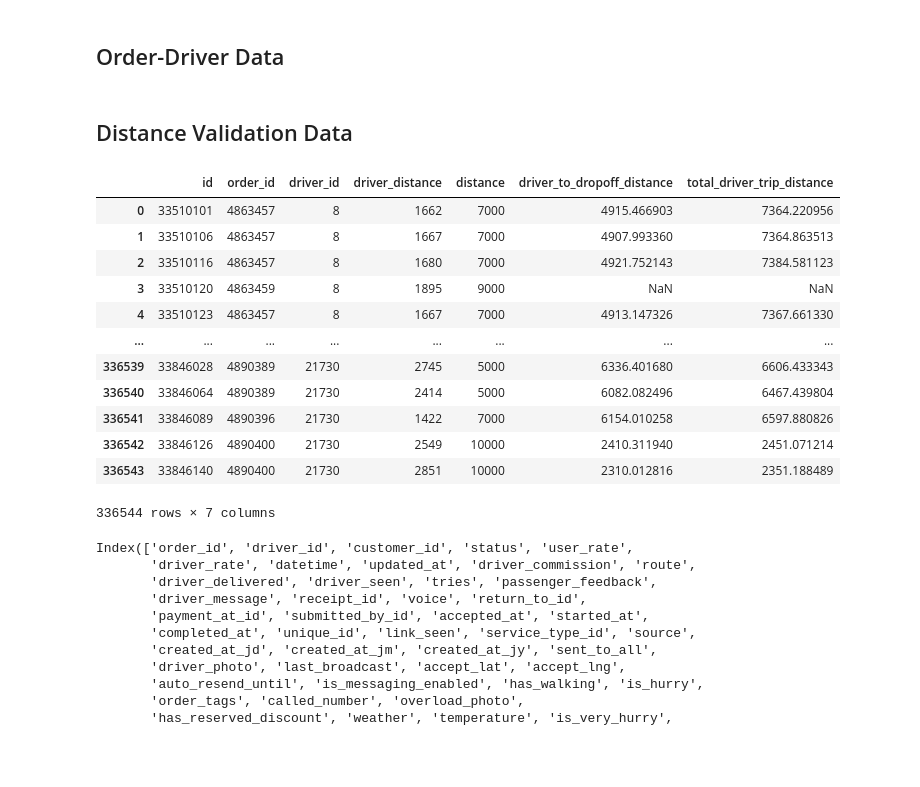
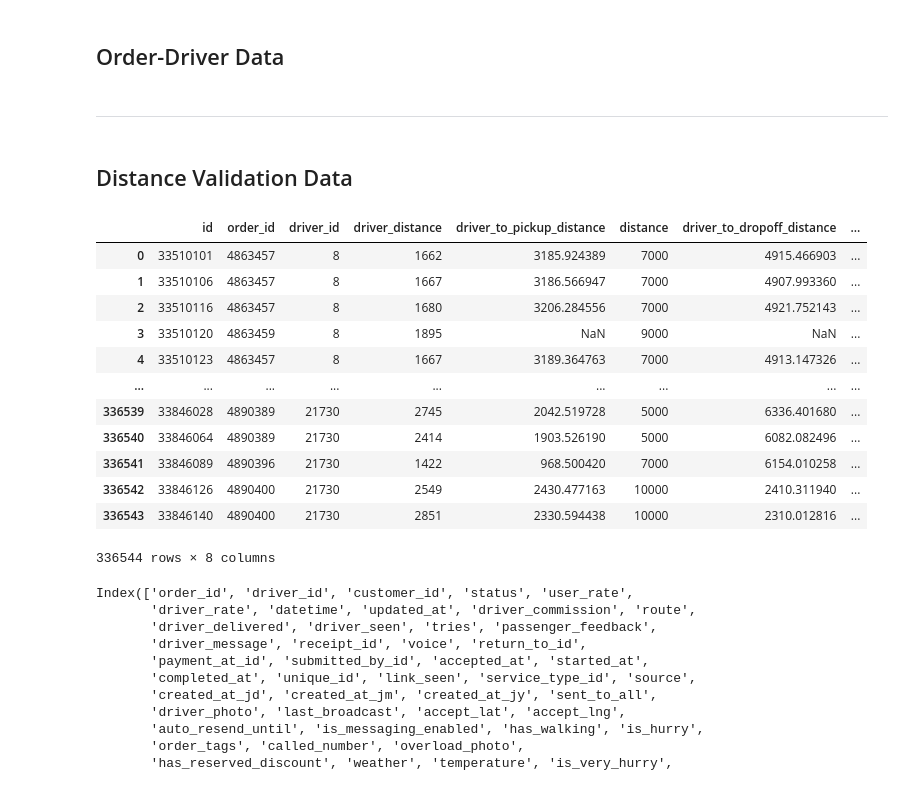
Before and after one commit to QianZeHao123/RideHail, a Jupyter notebook: zzz_show_dataset.ipynb, the cells around one changed output. Cells and saved outputs as stored; diff of their text form; code cells hidden in the pictures; blank space fills up the shorter version.

```diff
--- a/zzz_show_dataset.ipynb
+++ b/zzz_show_dataset.ipynb
@@ -19,6 +21,8 @@ order_data = pd.read_csv(order_data_path, engine="pyarrow")
 order_driver_data_path = "./data/order_driver.csv"
 order_driver_data = pd.read_csv(order_driver_data_path, engine="pyarrow")
 # order_driver_data
+# %% [markdown]
+---
 # %% [markdown]
 ## Distance Validation Data
 # %%
@@ -81,29 +85,30 @@ dist_val_data["total_driver_trip_distance"] = (
 # %%
 dist_val_data[
     [
         "id",
         "order_id",
         "driver_id",
         "driver_distance",
+        "driver_to_pickup_distance",
         "distance",
         "driver_to_dropoff_distance",
         "total_driver_trip_distance",
     ]
 ]
 # %% [output]
-|  | id | order_id | driver_id | driver_distance | distance | driver_to_dropoff_distance | total_driver_trip_distance |
-| 0 | 33510101 | 4863457 | 8 | 1662 | 7000 | 4915.466903 | 7364.220956 |
-| 1 | 33510106 | 4863457 | 8 | 1667 | 7000 | 4907.993360 | 7364.863513 |
-| 2 | 33510116 | 4863457 | 8 | 1680 | 7000 | 4921.752143 | 7384.581123 |
-| 3 | 33510120 | 4863459 | 8 | 1895 | 9000 | NaN | NaN |
-| 4 | 33510123 | 4863457 | 8 | 1667 | 7000 | 4913.147326 | 7367.661330 |
-| ... | ... | ... | ... | ... | ... | ... | ... |
-| 336539 | 33846028 | 4890389 | 21730 | 2745 | 5000 | 6336.401680 | 6606.433343 |
-| 336540 | 33846064 | 4890389 | 21730 | 2414 | 5000 | 6082.082496 | 6467.439804 |
-| 336541 | 33846089 | 4890396 | 21730 | 1422 | 7000 | 6154.010258 | 6597.880826 |
-| 336542 | 33846126 | 4890400 | 21730 | 2549 | 10000 | 2410.311940 | 2451.071214 |
-| 336543 | 33846140 | 4890400 | 21730 | 2851 | 10000 | 2310.012816 | 2351.188489 |
+|  | id | order_id | driver_id | driver_distance | driver_to_pickup_distance | distance | driver_to_dropoff_distance | ... |
+| 0 | 33510101 | 4863457 | 8 | 1662 | 3185.924389 | 7000 | 4915.466903 | ... |
+| 1 | 33510106 | 4863457 | 8 | 1667 | 3186.566947 | 7000 | 4907.993360 | ... |
+| 2 | 33510116 | 4863457 | 8 | 1680 | 3206.284556 | 7000 | 4921.752143 | ... |
+| 3 | 33510120 | 4863459 | 8 | 1895 | NaN | 9000 | NaN | ... |
+| 4 | 33510123 | 4863457 | 8 | 1667 | 3189.364763 | 7000 | 4913.147326 | ... |
+| ... | ... | ... | ... | ... | ... | ... | ... | ... |
+| 336539 | 33846028 | 4890389 | 21730 | 2745 | 2042.519728 | 5000 | 6336.401680 | ... |
+| 336540 | 33846064 | 4890389 | 21730 | 2414 | 1903.526190 | 5000 | 6082.082496 | ... |
+| 336541 | 33846089 | 4890396 | 21730 | 1422 | 968.500420 | 7000 | 6154.010258 | ... |
+| 336542 | 33846126 | 4890400 | 21730 | 2549 | 2430.477163 | 10000 | 2410.311940 | ... |
+| 336543 | 33846140 | 4890400 | 21730 | 2851 | 2330.594438 | 10000 | 2310.012816 | ... |
-336544 rows × 7 columns
+336544 rows × 8 columns
 # %%
 order_data.columns
 # %% [output]
```
Also changed, not shown: parts of 7 cells of this notebook.
